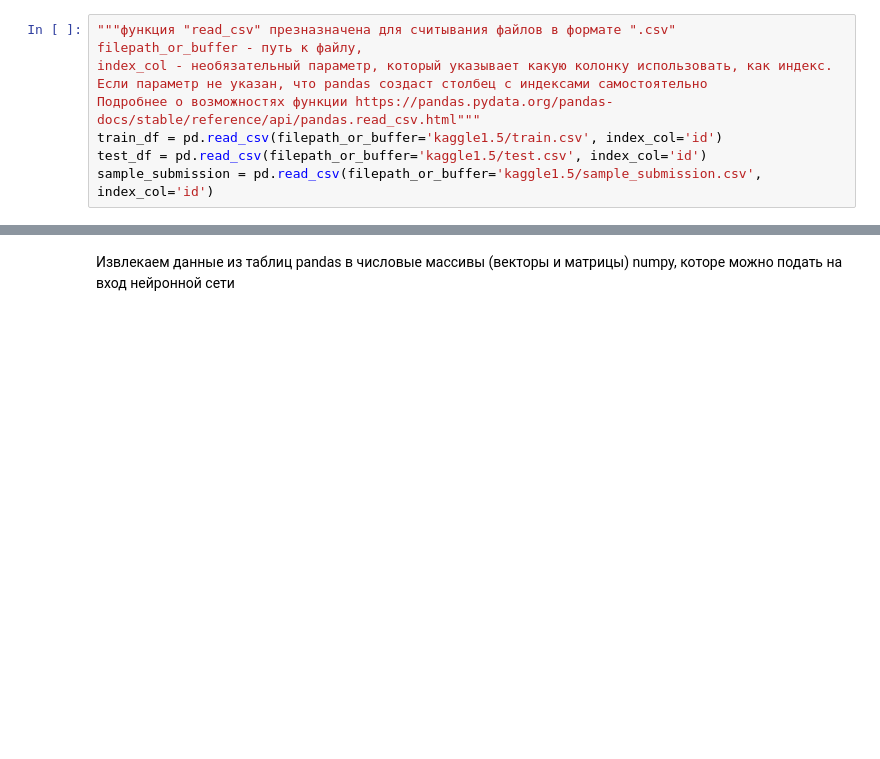
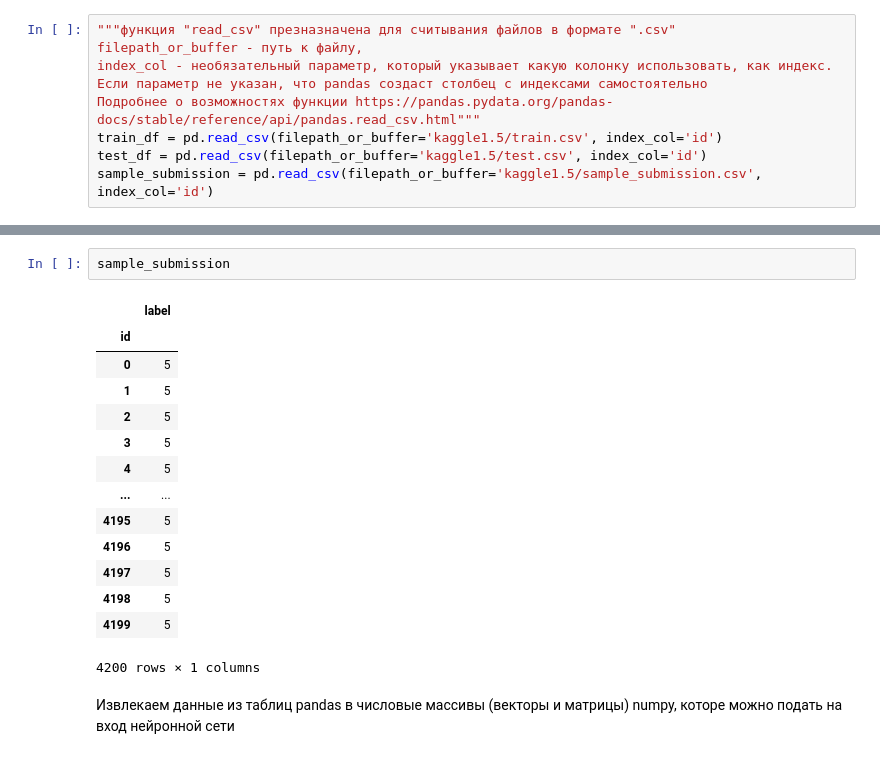
Before and after one commit to erikgett/EduSpace, a Jupyter notebook: Deep learning/base-line-1-5.ipynb, the cells around one changed output, grey strips where cells are left out. Cells and saved outputs as stored; diff of their text form; blank space fills up the shorter version.

```diff
--- a/Deep learning/base-line-1-5.ipynb
+++ b/Deep learning/base-line-1-5.ipynb
@@ -107,3 +83,20 @@ id
+# %%
+sample_submission
+# %% [output]
+|  | label |
+| id |  |
+| 0 | 5 |
+| 1 | 5 |
+| 2 | 5 |
+| 3 | 5 |
+| 4 | 5 |
+| ... | ... |
+| 4195 | 5 |
+| 4196 | 5 |
+| 4197 | 5 |
+| 4198 | 5 |
+| 4199 | 5 |
+4200 rows × 1 columns
 # %% [markdown]
  Извлекаем данные из таблиц pandas в числовые массивы (векторы и матрицы) numpy, которе можно подать на вход нейронной сети
 # %%
```
Also changed, not shown: parts of 21 cells of this notebook.
